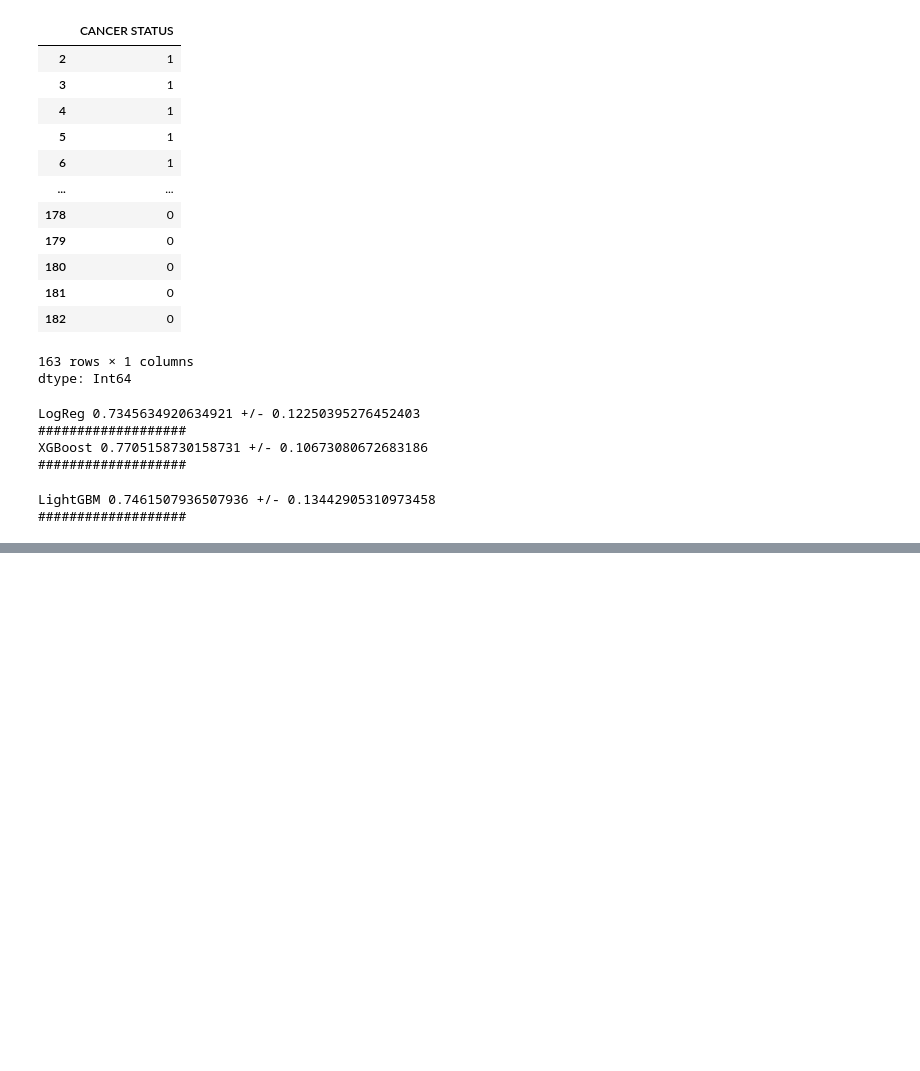
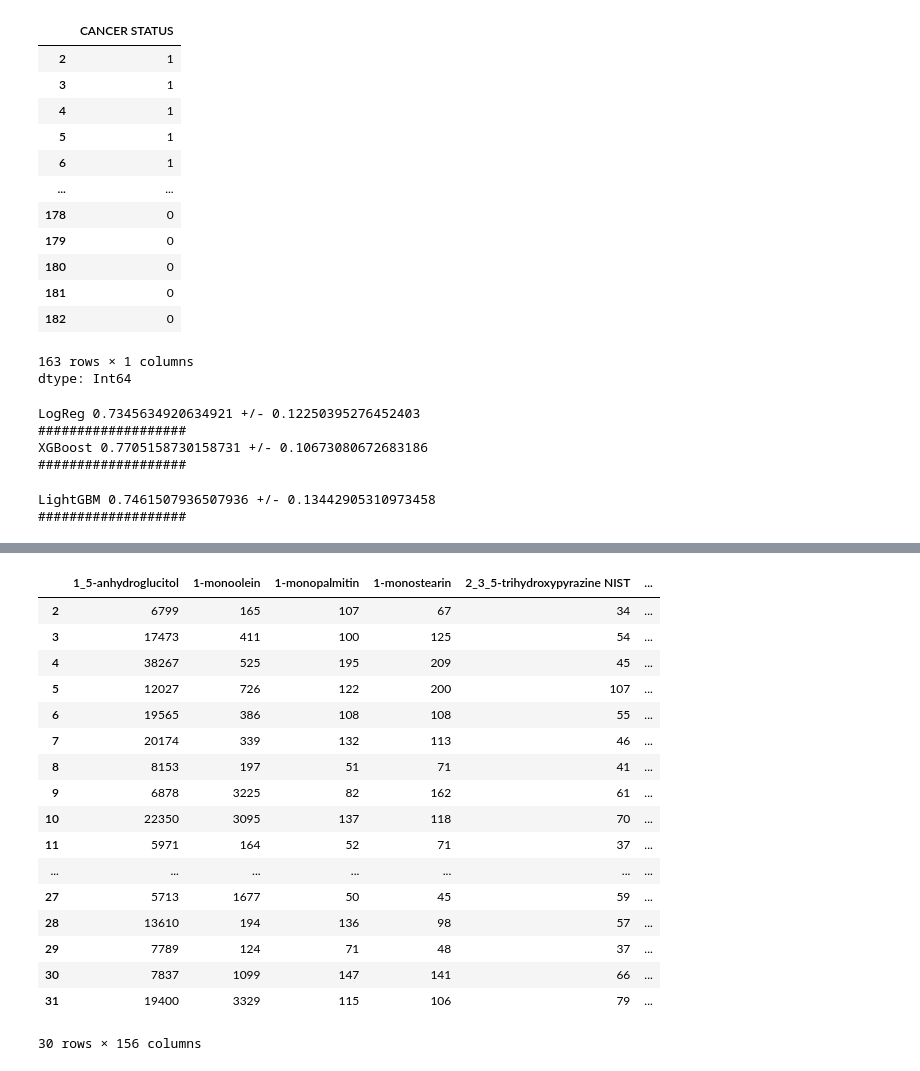
Before and after one commit to Tairsal/Lung-Cnacer-BLOOD-BIOMARKS-ML-, a Jupyter notebook: LUNG_CANCER_BLOOD_BIOMARKS.ipynb, the cells around one changed output, grey strips where cells are left out. Cells and saved outputs as stored; diff of their text form; code cells hidden in the pictures; blank space fills up the shorter version.

```diff
--- a/LUNG_CANCER_BLOOD_BIOMARKS.ipynb
+++ b/LUNG_CANCER_BLOOD_BIOMARKS.ipynb
@@ -656,0 +1145,8 @@ LightGBM 0.7461507936507936 +/- 0.13442905310973458
+# %%
+data2["ORGAN"] = data2["Factors"].astype(str).str.extract(r"Organ\s*:\s*([^|]+)")[0].str.strip()
+data2["CANCER STATUS"] = data2["Factors"].astype(str).str.extract(r"Cancer status\s*:\s*([^|]+)")[0].str.strip()
+data2["SMOKER"] = data2["Factors"].astype(str).str.extract(r"Smoker\s*:\s*([^|]+)")[0].str.strip()
+data2["GENDER"] = data2["Factors"].astype(str).str.extract(r"Gender\s*:\s*([^|]+)")[0].str.strip()
+# %%
+data2.drop(columns=["Factors"], inplace=True)
+data2.head()
@@ -656,0 +1161,3 @@ LightGBM 0.7461507936507936 +/- 0.13442905310973458
+# %%
+data2.drop(index=[0], inplace=True)
+data2.head()
@@ -656,0 +1172,3 @@ LightGBM 0.7461507936507936 +/- 0.13442905310973458
+# %%
+data2.drop(columns=["Metabolite_name"], inplace=True)
+data2.head()
@@ -656,0 +1183,21 @@ LightGBM 0.7461507936507936 +/- 0.13442905310973458
+# %%
+data2.head(30)
+# %% [output]
+|  | 1_5-anhydroglucitol | 1-monoolein | 1-monopalmitin | 1-monostearin | 2_3_5-trihydroxypyrazine NIST | ... |
+| 2 | 6799 | 165 | 107 | 67 | 34 | ... |
+| 3 | 17473 | 411 | 100 | 125 | 54 | ... |
+| 4 | 38267 | 525 | 195 | 209 | 45 | ... |
+| 5 | 12027 | 726 | 122 | 200 | 107 | ... |
+| 6 | 19565 | 386 | 108 | 108 | 55 | ... |
+| 7 | 20174 | 339 | 132 | 113 | 46 | ... |
+| 8 | 8153 | 197 | 51 | 71 | 41 | ... |
+| 9 | 6878 | 3225 | 82 | 162 | 61 | ... |
+| 10 | 22350 | 3095 | 137 | 118 | 70 | ... |
+| 11 | 5971 | 164 | 52 | 71 | 37 | ... |
+| ... | ... | ... | ... | ... | ... | ... |
+| 27 | 5713 | 1677 | 50 | 45 | 59 | ... |
+| 28 | 13610 | 194 | 136 | 98 | 57 | ... |
+| 29 | 7789 | 124 | 71 | 48 | 37 | ... |
+| 30 | 7837 | 1099 | 147 | 141 | 66 | ... |
+| 31 | 19400 | 3329 | 115 | 106 | 79 | ... |
+30 rows × 156 columns
```
Also changed, not shown: parts of 54 cells of this notebook.
